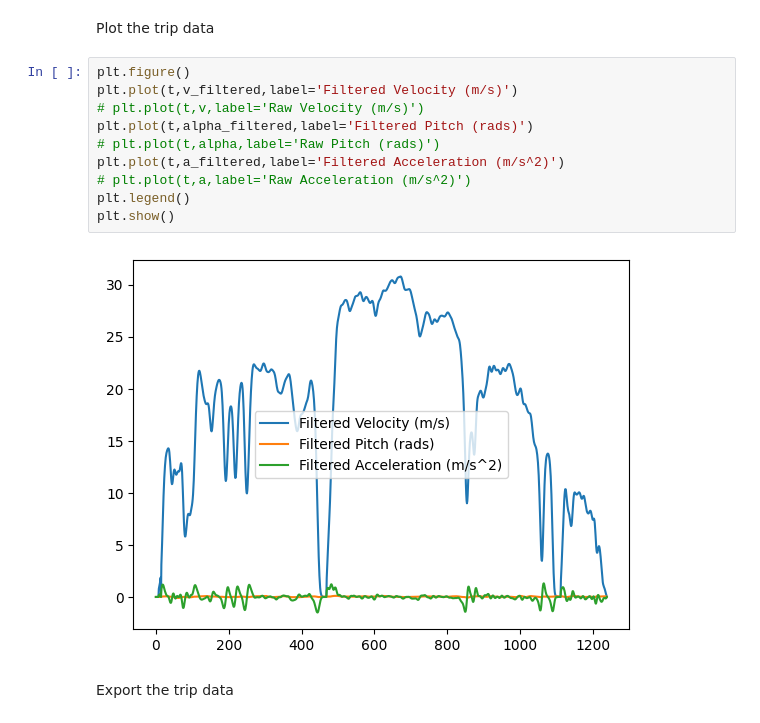
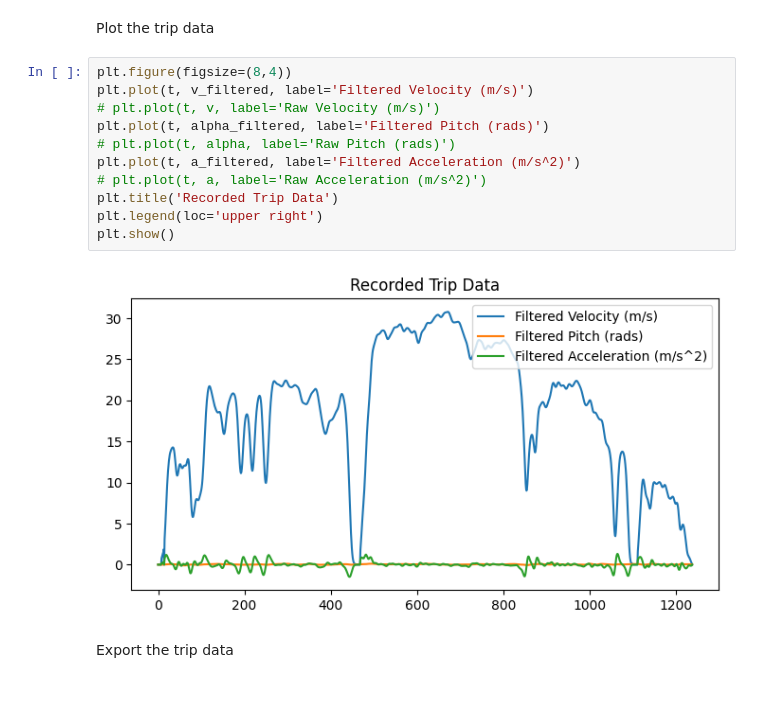
Before and after one commit to TjAlderman/ENGN4628, a Jupyter notebook: Research Project/Code/notebooks/trip.ipynb, the cells around one changed output. Drawn from its saved outputs; the diff is of its cells as text; blank space fills up the shorter version.

```diff
--- a/Research Project/Code/notebooks/trip.ipynb
+++ b/Research Project/Code/notebooks/trip.ipynb
@@ -42,17 +42,18 @@ np.float64(1.3086832578338474)
 # %% [markdown]
 Plot the trip data
 # %%
-plt.figure()
-plt.plot(t,v_filtered,label='Filtered Velocity (m/s)')
-# plt.plot(t,v,label='Raw Velocity (m/s)')
-plt.plot(t,alpha_filtered,label='Filtered Pitch (rads)')
-# plt.plot(t,alpha,label='Raw Pitch (rads)')
-plt.plot(t,a_filtered,label='Filtered Acceleration (m/s^2)')
-# plt.plot(t,a,label='Raw Acceleration (m/s^2)')
-plt.legend()
+plt.figure(figsize=(8,4))
+plt.plot(t, v_filtered, label='Filtered Velocity (m/s)')
+# plt.plot(t, v, label='Raw Velocity (m/s)')
+plt.plot(t, alpha_filtered, label='Filtered Pitch (rads)')
+# plt.plot(t, alpha, label='Raw Pitch (rads)')
+plt.plot(t, a_filtered, label='Filtered Acceleration (m/s^2)')
+# plt.plot(t, a, label='Raw Acceleration (m/s^2)')
+plt.title('Recorded Trip Data')
+plt.legend(loc='upper right')
 plt.show()
 # %% [output]
-[figure, old version]
+[figure, new version]
 # %% [markdown]
 Export the trip data
 # %%
```
Also changed, not shown: 14 other files.
